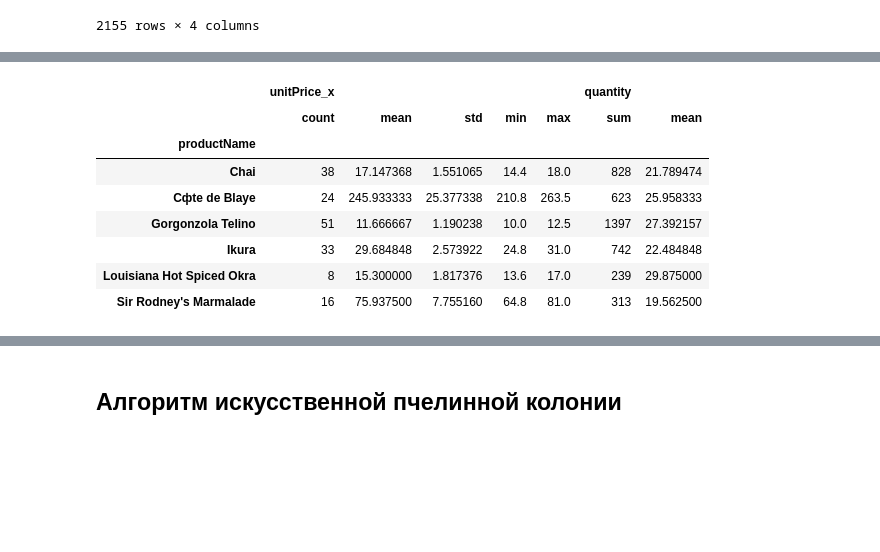
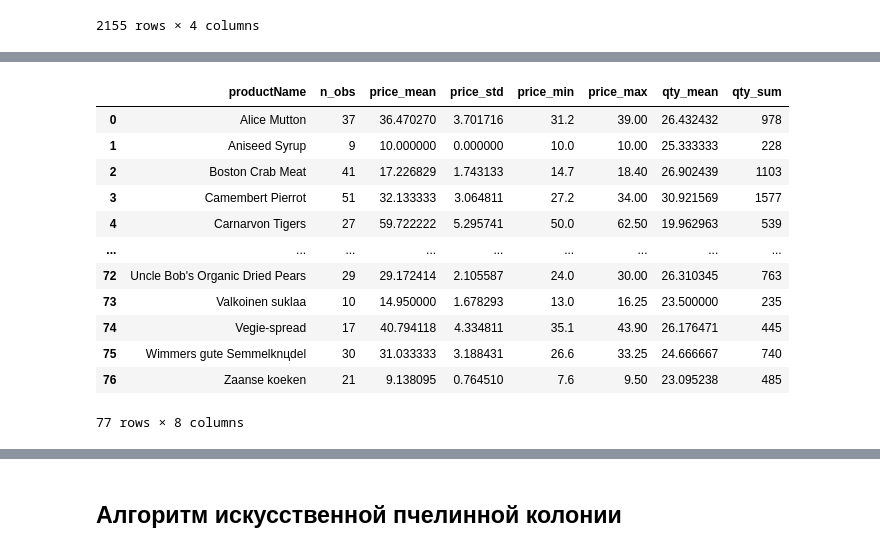
Before and after one commit to m0zerrr/abc_northwind, a Jupyter notebook: abc_northwind.ipynb, the cells around one changed output, grey strips where cells are left out. Drawn from its saved outputs; the diff is of its cells as text; code cells hidden in the pictures; blank space fills up the shorter version.

```diff
--- a/abc_northwind.ipynb
+++ b/abc_northwind.ipynb
@@ -46,15 +54,23 @@ df
 | 2154 | Original Frankfurter Grьne SoЯe | Condiments | 13.00 | 2 |
 2155 rows × 4 columns
 # %%
-goods = [
-    'Chai',
-    'Cфte de Blaye',
-    "Sir Rodney's Marmalade",
-    'Gorgonzola Telino',
-    'Ikura',
-    'Louisiana Hot Spiced Okra'
-    ]
+df_clean = df[(df['unitPrice_x'] > 0) & (df['quantity'] > 0)].copy()
 
-df_selected = df[df['productName'].isin(goods)].reset_index(drop=True)
+def remove_price_outliers(group):
+    q1 = group['unitPrice_x'].quantile(0.25)
+    q3 = group['unitPrice_x'].quantile(0.75)
+    iqr = q3 - q1
+    if iqr == 0:
+        return group
+    lower = q1 - 1.5 * iqr
+    upper = q3 + 1.5 * iqr
+    return group[(group['unitPrice_x'] >= lower) & (group['unitPrice_x'] <= upper)]
 
-df_selected
+cleaned_groups = [
+    remove_price_outliers(sub)
+    for _, sub in df_clean.groupby('productName', sort=False)
+]
+df_clean = pd.concat(cleaned_groups, ignore_index=True)
+
+assert 'productName' in df_clean.columns, \
+    f"productName пропала. Колонки: {df_clean.columns.tolist()}"
@@ -75,17 +77,26 @@ df_selected
-# %%
-stats = df_selected.groupby('productName').agg({
-    'unitPrice_x': ['count', 'mean', 'std', 'min', 'max'],
-    'quantity': ['sum', 'mean']
-})
-
-stats
-# %% [output]
-|  | unitPrice_x |  |  |  |  | quantity |  |
-|  | count | mean | std | min | max | sum | mean |
-| productName |  |  |  |  |  |  |  |
-| Chai | 38 | 17.147368 | 1.551065 | 14.4 | 18.0 | 828 | 21.789474 |
-| Cфte de Blaye | 24 | 245.933333 | 25.377338 | 210.8 | 263.5 | 623 | 25.958333 |
-| Gorgonzola Telino | 51 | 11.666667 | 1.190238 | 10.0 | 12.5 | 1397 | 27.392157 |
-| Ikura | 33 | 29.684848 | 2.573922 | 24.8 | 31.0 | 742 | 22.484848 |
-| Louisiana Hot Spiced Okra | 8 | 15.300000 | 1.817376 | 13.6 | 17.0 | 239 | 29.875000 |
-| Sir Rodney's Marmalade | 16 | 75.937500 | 7.755160 | 64.8 | 81.0 | 313 | 19.562500 |
+# %%
+product_stats = df_clean.groupby('productName').agg(
+    n_obs=('unitPrice_x', 'count'),
+    price_mean=('unitPrice_x', 'mean'),
+    price_std=('unitPrice_x', 'std'),
+    price_min=('unitPrice_x', 'min'),
+    price_max=('unitPrice_x', 'max'),
+    qty_mean=('quantity', 'mean'),
+    qty_sum=('quantity', 'sum'),
+).reset_index()
+
+product_stats
+# %% [output]
+|  | productName | n_obs | price_mean | price_std | price_min | price_max | qty_mean | qty_sum |
+| 0 | Alice Mutton | 37 | 36.470270 | 3.701716 | 31.2 | 39.00 | 26.432432 | 978 |
+| 1 | Aniseed Syrup | 9 | 10.000000 | 0.000000 | 10.0 | 10.00 | 25.333333 | 228 |
+| 2 | Boston Crab Meat | 41 | 17.226829 | 1.743133 | 14.7 | 18.40 | 26.902439 | 1103 |
+| 3 | Camembert Pierrot | 51 | 32.133333 | 3.064811 | 27.2 | 34.00 | 30.921569 | 1577 |
+| 4 | Carnarvon Tigers | 27 | 59.722222 | 5.295741 | 50.0 | 62.50 | 19.962963 | 539 |
+| ... | ... | ... | ... | ... | ... | ... | ... | ... |
+| 72 | Uncle Bob's Organic Dried Pears | 29 | 29.172414 | 2.105587 | 24.0 | 30.00 | 26.310345 | 763 |
+| 73 | Valkoinen suklaa | 10 | 14.950000 | 1.678293 | 13.0 | 16.25 | 23.500000 | 235 |
+| 74 | Vegie-spread | 17 | 40.794118 | 4.334811 | 35.1 | 43.90 | 26.176471 | 445 |
+| 75 | Wimmers gute Semmelknцdel | 30 | 31.033333 | 3.188431 | 26.6 | 33.25 | 24.666667 | 740 |
+| 76 | Zaanse koeken | 21 | 9.138095 | 0.764510 | 7.6 | 9.50 | 23.095238 | 485 |
+77 rows × 8 columns
```
Also changed, not shown: parts of 35 cells of this notebook, 1 other file.
